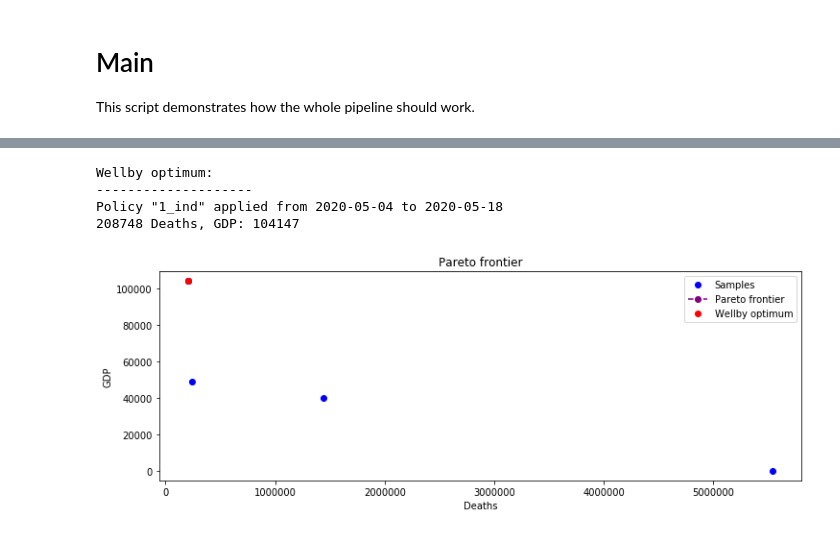
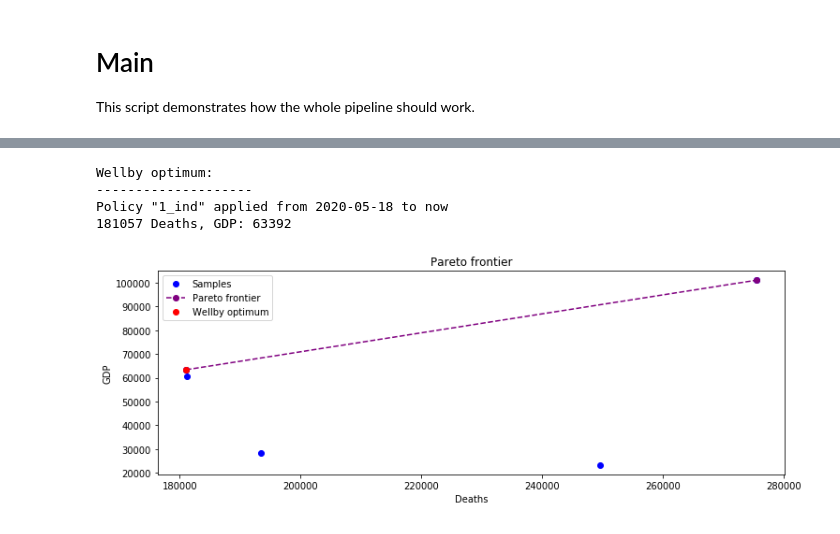
Before and after one commit to Auquan/help_project, a Jupyter notebook: src/main.ipynb, the cells around one changed output, grey strips where cells are left out. Drawn from its saved outputs; the diff is of its cells as text; code cells hidden in the pictures.

```diff
--- a/src/main.ipynb
+++ b/src/main.ipynb
@@ -80,11 +84,23 @@ class HealthModelWrapper:
                                   self.health_data,
                                   policy)
 # %%
-# Create and fit a health model
-health_model = sir.SIR()
-health_model.fit(population_data, past_health_data, policy_timeseries_by_country['1_ind'][:start])
-wrapped_health_model = HealthModelWrapper(
-    health_model, population_data, past_health_data)
+# Create and fit a health model per country
+health_model = {}
+
+for country in country_policies:
+    model = seir.SEIR()
+    model.fit(population_data[country],
+              past_health_data[country],
+              lockdown_data[country])
+    health_model[country] = HealthModelWrapper(
+        model, population_data[country], past_health_data[country])
+# %%
+pm = parameter_mapper.ParameterMapper()
+pm.fit([h.model for h in health_model.values()])
+for country in country_policies:
+    health_model[country].model.parameter_mapper = pm
 # %%
-# Create the economic model
-economic_model = economy.EconomicLockdownModel()
+# Create an economic model -- TODO(Make these work differently)
+economic_model = {}
+for country in country_policies:
+    economic_model[country] = economy.EconomicLockdownModel()
@@ -91,10 +110,10 @@ economic_model = economy.EconomicLockdownModel()
 # %%
 # Optimize and obtain the best result
 opt = optimizer.ExhaustiveSearch(config, loss_function.ParetoLoss())
-results = opt.optimize(population_data, wrapped_health_model, economic_model)
+results = opt.optimize(population_data, health_model[country], economic_model[country])
 
 def describe_policy(policy):
-    for country_key, policy_timeseries in policy_timeseries_by_country.items():
+    for country_key, policy_timeseries in strategies.items():
         for pol in policy_timeseries.policies:
             if pol.policy == policy:
                 return 'Policy "%s" applied from %s to %s' % (country_key, pol.start, pol.end or 'now')
@@ -114,32 +134,32 @@ _ = plt.legend(['Samples', 'Pareto frontier'])
 # %%
 wellby = loss_function.WellbeingYears()
 wellby_values = np.zeros(len(results))
 
 # Re-run models to retrieve wellby values instead
 for i, result in enumerate(results):
-    health_output = wrapped_health_model.run(result.solution)
-    economic_output = economic_model.get_economic_vector(result.solution)
-    wellby_values[i] = -wellby.compute(population_data, health_output, economic_output)
+    health_output = health_model[country].run(result.solution)
+    economic_output = economic_model[country].get_economic_vector(result.solution)
+    wellby_values[i] = -wellby.compute(population_data[country], health_output, economic_output)
 
 argmax = np.argmax(wellby_values)
 wellby_best = results[argmax]
 
 print('Wellby optimum:')
 print('--------------------')
 print(describe_policy(wellby_best.solution.policies[0].policy))
 print('%i Deaths, GDP: %i' % (int(wellby_best.loss[0]), -int(wellby_best.loss[1])))
 
 ax = visualization.Visualization.plot('Pareto frontier', 'Deaths', 'GDP')
 visualization.Visualization.plot_samples(opt.results)
 visualization.Visualization.pareto(results)
 visualization.Visualization.plot_samples([results[argmax]], color='red')
 _ = plt.legend(['Samples', 'Pareto frontier', 'Wellby optimum'])
 # %% [output]
 Wellby optimum:
 --------------------
-Policy "1_ind" applied from 2020-05-04 to 2020-05-18
-208748 Deaths, GDP: 104147
+Policy "1_ind" applied from 2020-05-18 to now
+181057 Deaths, GDP: 63392
-[figure, old version]
+[figure, new version]
 # %%
 # Re-run pareto health models to retrieve predictions
 predictions = {
```
Also changed, not shown: parts of 10 cells of this notebook, 18 other files.
